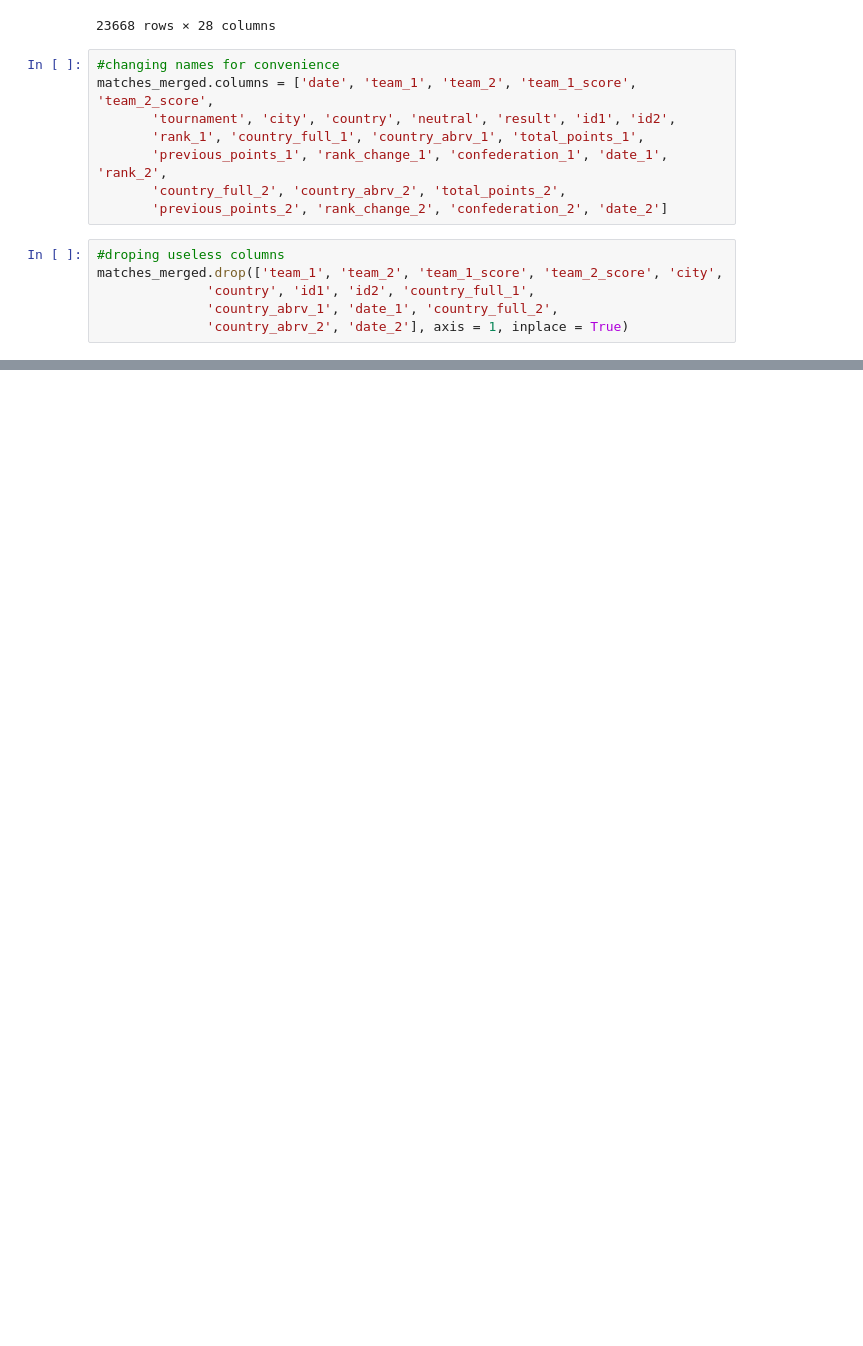
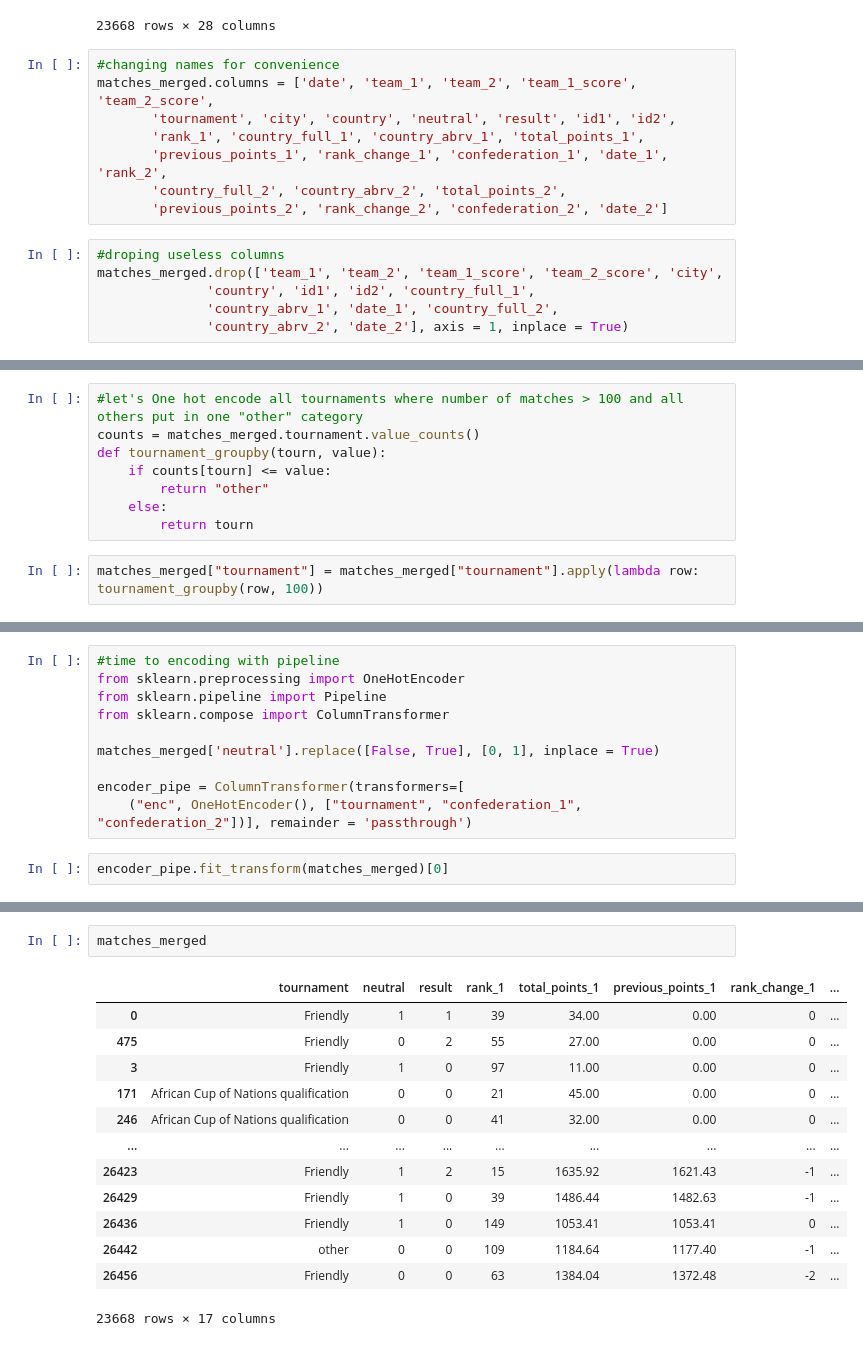
Before and after one commit to Chemafiz/My-Portfolio, a Jupyter notebook: world_cup_2022.ipynb, the cells around one changed output, grey strips where cells are left out. Drawn from its saved outputs; the diff is of its cells as text; blank space fills up the shorter version.

Commit message:
encoded data

```diff
--- a/world_cup_2022.ipynb
+++ b/world_cup_2022.ipynb
@@ -442,0 +498,10 @@ matches_merged
+# %%
+#let's One hot encode all tournaments where number of matches > 100 and all others put in one "other" category
+counts = matches_merged.tournament.value_counts()
+def tournament_groupby(tourn, value):
+    if counts[tourn] <= value:
+        return "other"
+    else:
+        return tourn
+# %%
+matches_merged["tournament"] = matches_merged["tournament"].apply(lambda row: tournament_groupby(row, 100))
@@ -442,0 +541,12 @@ matches_merged
+# %%
+#time to encoding with pipeline
+from sklearn.preprocessing import OneHotEncoder
+from sklearn.pipeline import Pipeline
+from sklearn.compose import ColumnTransformer
+
+matches_merged['neutral'].replace([False, True], [0, 1], inplace = True)
+
+encoder_pipe = ColumnTransformer(transformers=[
+    ("enc", OneHotEncoder(), ["tournament", "confederation_1", "confederation_2"])], remainder = 'passthrough')
+# %%
+encoder_pipe.fit_transform(matches_merged)[0]
@@ -442,0 +566,16 @@ matches_merged
+# %%
+matches_merged
+# %% [output]
+|  | tournament | neutral | result | rank_1 | total_points_1 | previous_points_1 | rank_change_1 | ... |
+| 0 | Friendly | 1 | 1 | 39 | 34.00 | 0.00 | 0 | ... |
+| 475 | Friendly | 0 | 2 | 55 | 27.00 | 0.00 | 0 | ... |
+| 3 | Friendly | 1 | 0 | 97 | 11.00 | 0.00 | 0 | ... |
+| 171 | African Cup of Nations qualification | 0 | 0 | 21 | 45.00 | 0.00 | 0 | ... |
+| 246 | African Cup of Nations qualification | 0 | 0 | 41 | 32.00 | 0.00 | 0 | ... |
+| ... | ... | ... | ... | ... | ... | ... | ... | ... |
+| 26423 | Friendly | 1 | 2 | 15 | 1635.92 | 1621.43 | -1 | ... |
+| 26429 | Friendly | 1 | 0 | 39 | 1486.44 | 1482.63 | -1 | ... |
+| 26436 | Friendly | 1 | 0 | 149 | 1053.41 | 1053.41 | 0 | ... |
+| 26442 | other | 0 | 0 | 109 | 1184.64 | 1177.40 | -1 | ... |
+| 26456 | Friendly | 0 | 0 | 63 | 1384.04 | 1372.48 | -2 | ... |
+23668 rows × 17 columns
```
Also changed, not shown: parts of 12 cells of this notebook.
